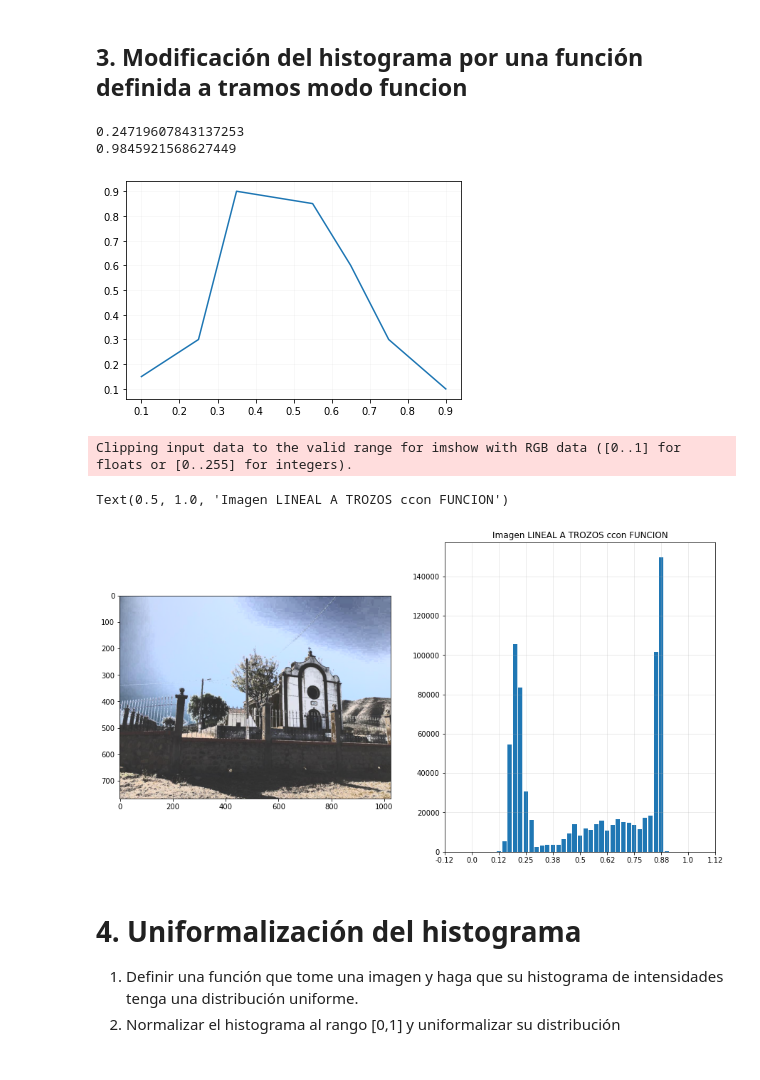
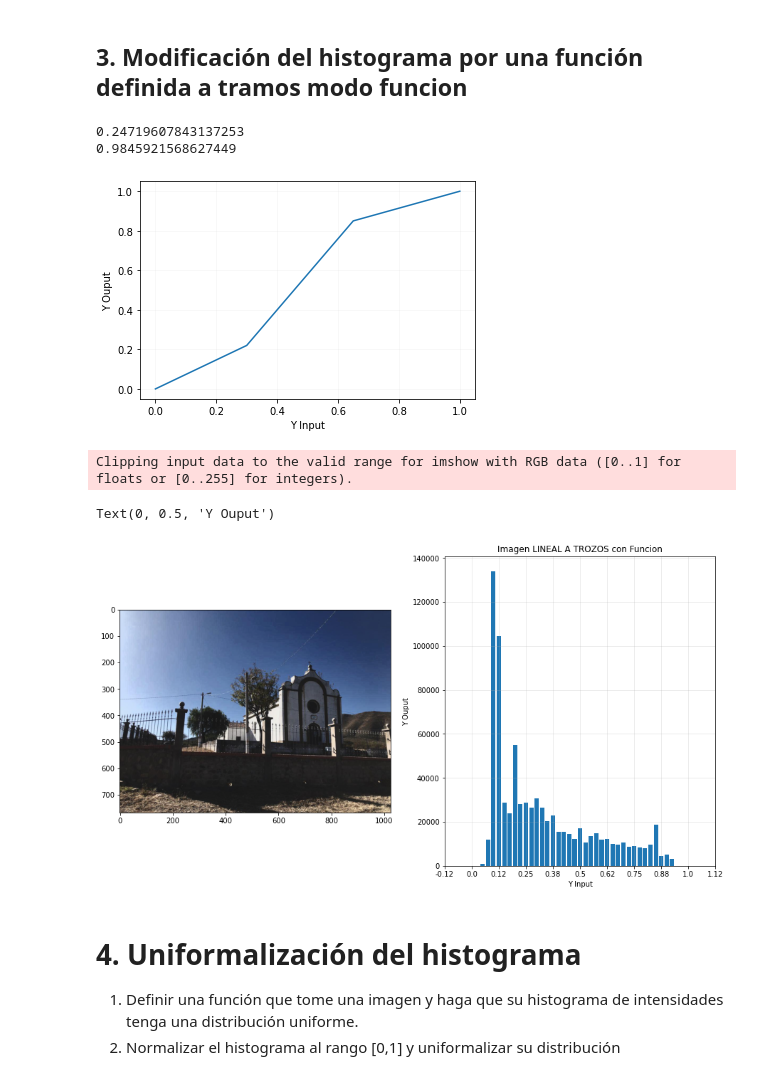
Before and after one commit to tarraga888/PDI_Practicas, a Jupyter notebook: P3EDTT.ipynb, the cells around one changed output. Saved outputs shown, nothing was run; the diff lists cells and outputs as text; code cells hidden in the pictures.

```diff
--- a/P3EDTT.ipynb
+++ b/P3EDTT.ipynb
@@ -222,10 +221,12 @@ print(Ymax3)
 YIQN3 = YIQ3.copy()
 YIQN3[:,:,0]   =(YIQ3[:,:,0]-Ymin3)/(Ymax3-Ymin3) # Normalizacion de cero a 1
 #Se va definir lo puntos de la funcion
-x = [0.1,0.25,0.35,0.55,0.65,0.75,0.90]
-y = [0.15,0.30,0.90,0.85,0.60,0.30,0.10]
+x = [0,0.30,0.65,1]
+y = [0,0.22,0.85,1]
 plt.plot(x, y)
 plt.grid(alpha=0.1)
+plt.xlabel('Y Input')
+plt.ylabel('Y Ouput')
 #Se utiliza Imagen 1 normalizado por max y min
 YIQLTF = np.zeros((Filas,Columnas,3)) # Genera matriz vacia para Gama=2
 YIQLTF[:,:,1]=YIQN3[:,:,1]
@@ -240,17 +241,19 @@ for i in range(Filas):
 # %% [output]
 0.24719607843137253
 0.9845921568627449
-[figure, old version]
+[figure, new version]
 # %%
 ImagenRGBLFT = yiq2rgb(YIQLTF) #Convierte de YIQ Gama a RGB
 _, axes = plt.subplots(1, 2, figsize=(15,8))
 axes[0].imshow(ImagenRGBLFT, vmin=0, vmax=1)
 plot_hist(ImagenRGBLFT, 40, axes[1])
-axes[1].set_title('Imagen LINEAL A TROZOS ccon FUNCION')
+axes[1].set_title('Imagen LINEAL A TROZOS con Funcion')
+axes[1].set_xlabel('Y Input')
+axes[1].set_ylabel('Y Ouput')
 # %% [output]
 Clipping input data to the valid range for imshow with RGB data ([0..1] for floats or [0..255] for integers).
-Text(0.5, 1.0, 'Imagen LINEAL A TROZOS ccon FUNCION')
+Text(0, 0.5, 'Y Ouput')
-[figure, old version]
+[figure, new version]
 # %% [markdown]
 # 4. Uniformalización del histograma
 
```
Also changed, not shown: parts of 9 cells of this notebook.
